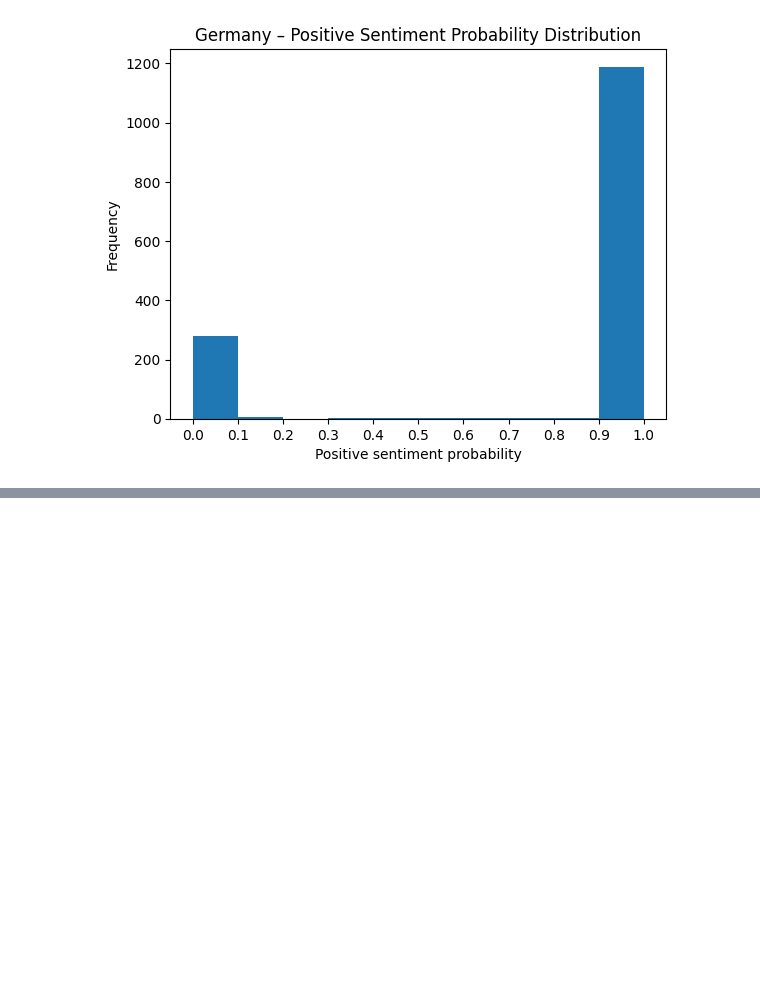
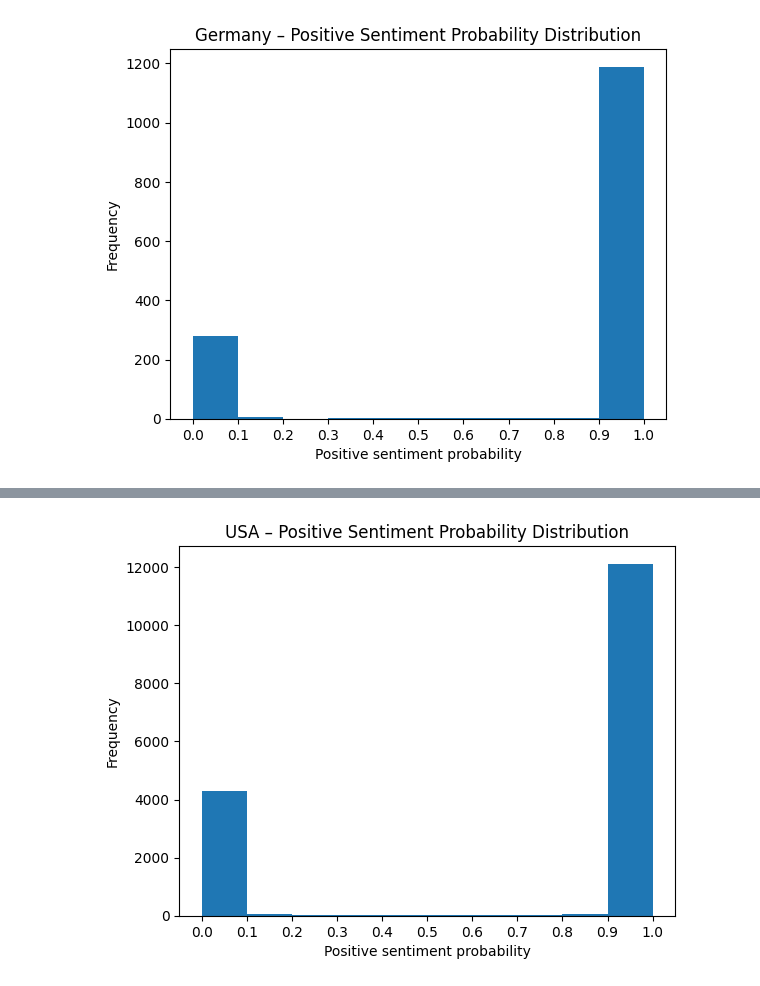
Before and after one commit to CyprienFOURCROY/NLP_2025W, a Jupyter notebook: Quantitative_Analysis.ipynb, the cells around one changed output, grey strips where cells are left out. Saved outputs shown, nothing was run; the diff lists cells and outputs as text; code cells hidden in the pictures; blank space fills up the shorter version.

```diff
--- a/Quantitative_Analysis.ipynb
+++ b/Quantitative_Analysis.ipynb
@@ -368,0 +495,98 @@ plt.show()
+# %%
+import re
+import torch
+import numpy as np
+import pandas as pd
+import matplotlib.pyplot as plt
+
+
+df_sent = df.explode("sentences").rename(columns={"sentences": "sentence"})
+df_sent = df_sent[df_sent["sentence"].notna()].copy()
+df_sent["sentence"] = df_sent["sentence"].astype(str).str.strip()
+df_sent = df_sent[df_sent["sentence"] != ""].reset_index(drop=True)
+
+
+usa_pattern = r"\b(USA|U\.S\.A\.|U\.S\.|US|United States)\b"
+eu_pattern  = r"\b(EU|European Union)\b"
+
+usa_sent = df_sent[df_sent["sentence"].str.contains(usa_pattern, case=False, na=False, regex=True)].copy()
+eu_sent  = df_sent[df_sent["sentence"].str.contains(eu_pattern,  case=False, na=False, regex=True)].copy()
+
+print("USA sentences:", len(usa_sent))
+print("EU sentences:", len(eu_sent))
+
+
+def batched_sentiment(texts, tokenizer, model, batch_size=16, max_length=256):
+    all_pos_probs, all_labels = [], []
+
+    id2label = model.config.id2label
+    pos_index = [k for k, v in id2label.items() if v.upper() == "POSITIVE"][0]
+
+    for i in range(0, len(texts), batch_size):
+        batch = texts[i:i + batch_size]
+
+        enc = tokenizer(
+            batch,
+            return_tensors="pt",
+            padding=True,
+            truncation=True,
+            max_length=max_length
+        )
+
+        with torch.no_grad():
+            logits = model(**enc).logits
+            probs = torch.softmax(logits, dim=-1)
+
+        all_pos_probs.extend(probs[:, pos_index].cpu().numpy().tolist())
+        all_labels.extend(probs.argmax(dim=-1).cpu().numpy().tolist())
+
+    return np.array(all_pos_probs), np.array(all_labels)
+
+def sentiment_summary(df_local):
+    total = len(df_local)
+    pos = int((df_local["label"] == 1).sum())
+    neg = int((df_local["label"] == 0).sum())
+    return {
+        "count": total,
+        "positive_rate": pos / total if total else 0.0,
+        "negative_rate": neg / total if total else 0.0,
+        "mean_pos_prob": float(df_local["pos_prob"].mean()) if total else 0.0
+    }
+
+
+usa_pos_prob, usa_label = batched_sentiment(usa_sent["sentence"].tolist(), tokenizer, model, batch_size=16)
+eu_pos_prob,  eu_label  = batched_sentiment(eu_sent["sentence"].tolist(),  tokenizer, model, batch_size=16)
+
+usa_sent["pos_prob"] = usa_pos_prob
+usa_sent["label"] = usa_label
+
+eu_sent["pos_prob"] = eu_pos_prob
+eu_sent["label"] = eu_label
+
+
+usa_stats = sentiment_summary(usa_sent)
+eu_stats  = sentiment_summary(eu_sent)
+
+print("USA sentiment:", usa_stats)
+print("EU sentiment:", eu_stats)
+print(f"Δ mean P(positive) (USA - EU): {usa_stats['mean_pos_prob'] - eu_stats['mean_pos_prob']:+.3f}")
+
+
+bins = np.arange(0.0, 1.0 + 0.1, 0.1)
+
+plt.figure()
+plt.hist(usa_sent["pos_prob"], bins=bins)
+plt.title("USA – Positive Sentiment Probability Distribution")
+plt.xlabel("Positive sentiment probability")
+plt.ylabel("Frequency")
+plt.xticks(bins)
+plt.show()
+
+plt.figure()
+plt.hist(eu_sent["pos_prob"], bins=bins)
+plt.title("European Union – Positive Sentiment Probability Distribution")
+plt.xlabel("Positive sentiment probability")
+plt.ylabel("Frequency")
+plt.xticks(bins)
+plt.show()
+# %% [output]
@@ -368,0 +598 @@ plt.show()
+[figure, added]
```
Also changed, not shown: parts of 18 cells of this notebook, 1 other file.
